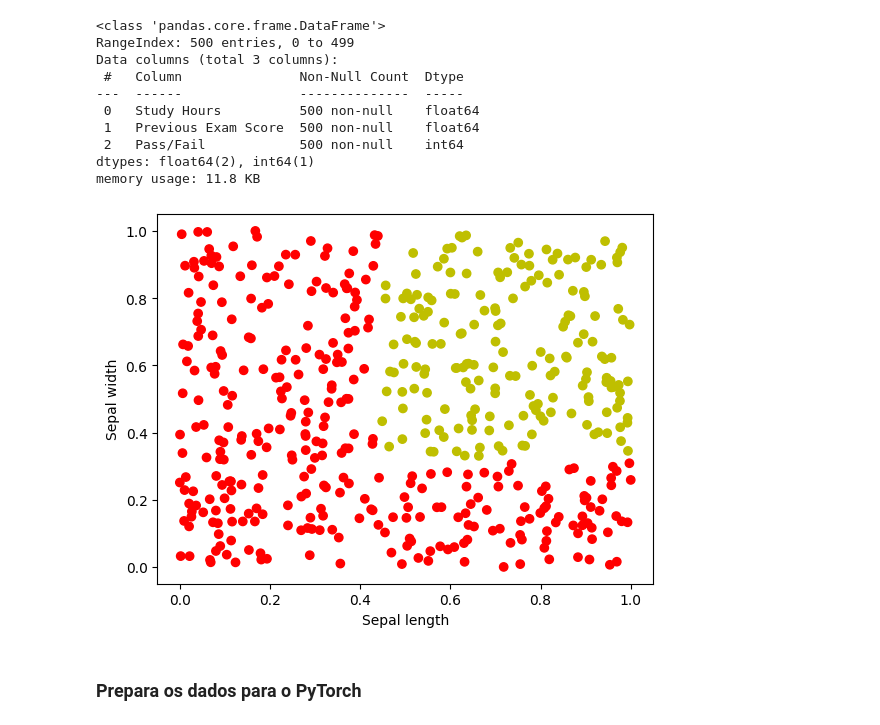
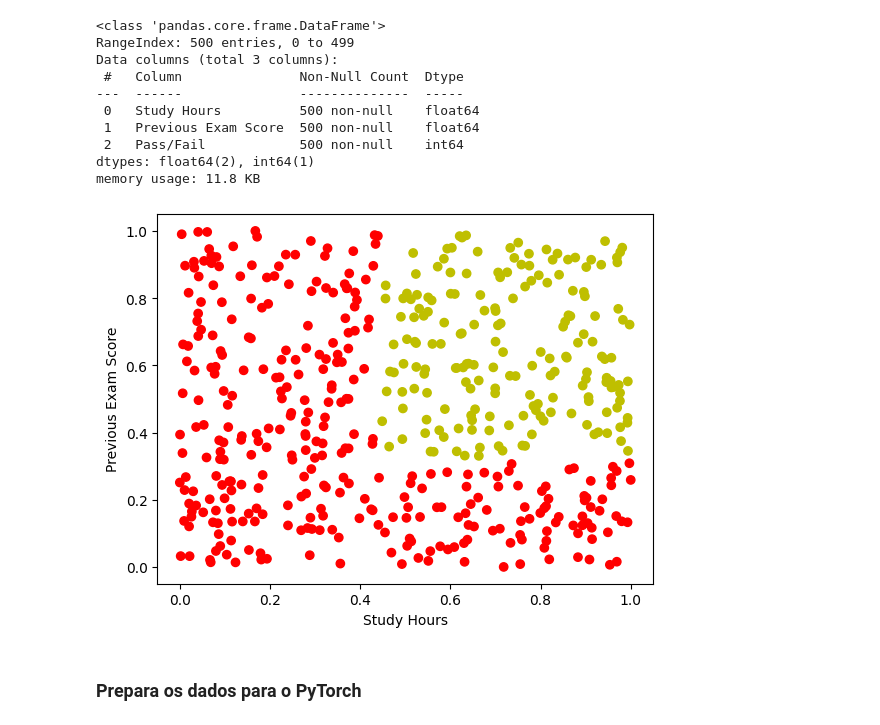
Before and after one commit to WagnerVasconcelos/RNA-e-Deep-Learning---CESAR-School-2025.02, a Jupyter notebook: Atividade_Aula_3/Atividade_Aula_3.ipynb, the cells around one changed output. Drawn from its saved outputs; the diff is of its cells as text; code cells hidden in the pictures.

```diff
--- a/Atividade_Aula_3/Atividade_Aula_3.ipynb
+++ b/Atividade_Aula_3/Atividade_Aula_3.ipynb
@@ -73,19 +73,19 @@ memory usage: 11.8 KB
 # %%
 
 X = df[['Study Hours','Previous Exam Score']].values
 Y = df['Pass/Fail'].values
 # normalização
 Xc = X - X.min(axis=0)
 Xs = Xc.max(axis=0)
 Xc = Xc/Xs
 
 colors = np.array(['r','y','b'])
 plt.scatter(Xc[:, 0], Xc[:, 1], c=colors[Y])
-plt.xlabel('Sepal length')
-plt.ylabel('Sepal width')
+plt.xlabel('Study Hours')
+plt.ylabel('Previous Exam Score')
 plt.show()
 # %% [output]
-[figure, old version]
+[figure, new version]
 # %% [markdown]
 ### Prepara os dados para o PyTorch
 # %%
```
